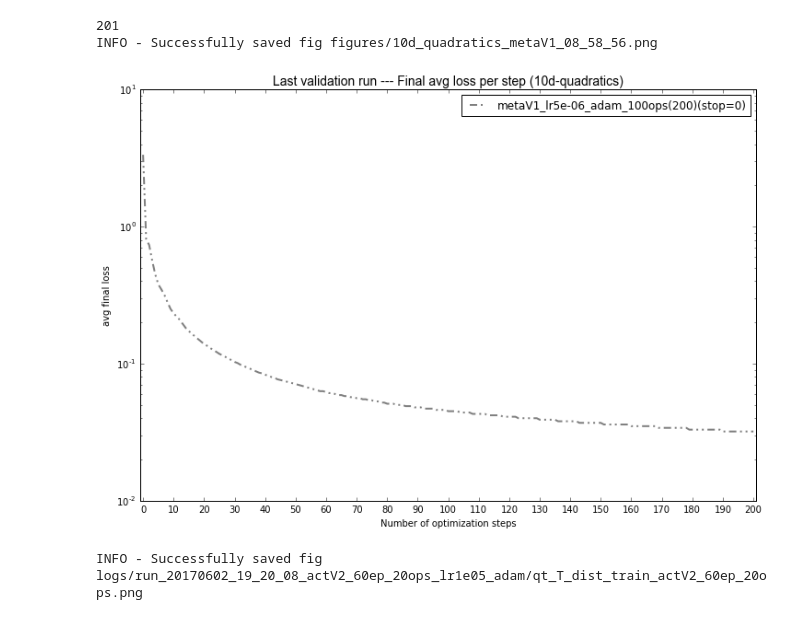
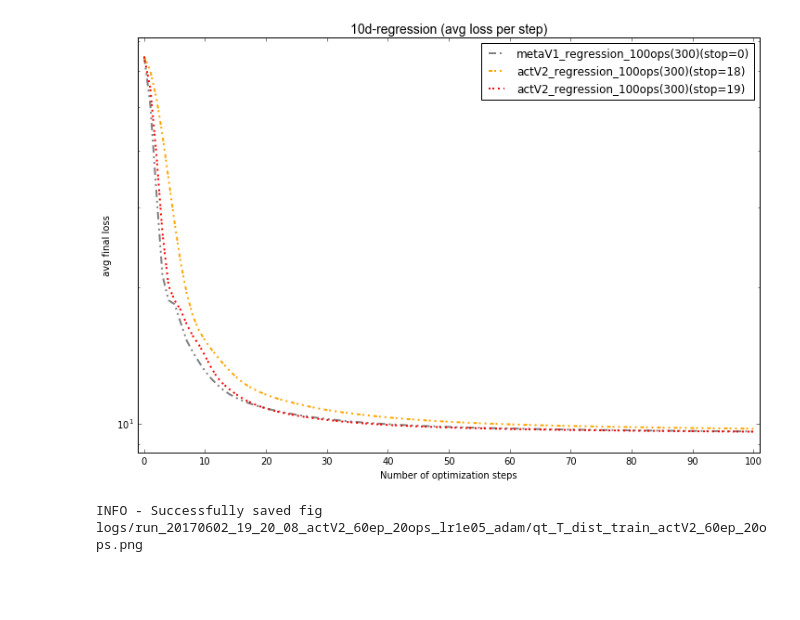
Before and after one commit to toologicbv/meta_learner, a Jupyter notebook: 10d_reg_results_20170623.ipynb, the cells around one changed output. Cells and saved outputs as stored; diff of their text form; code cells hidden in the pictures; blank space fills up the shorter version.

```diff
--- a/10d_reg_results_20170623.ipynb
+++ b/10d_reg_results_20170623.ipynb
@@ -41,9 +41,9 @@ from utils.regression import RegressionFunction, L2LQuadratic
 %load_ext autoreload
 %autoreload 2
 # %%
-expers_to_load = [(True, "run_20170625_12_36_48_metaV1_60ep_100ops_lr5e06_adam"),
-                  (True, "run_20170625_18_56_22_metaV1_60ep_100ops_retrain_lr5e06_adam"),
-                  (False, "run_20170620_19_49_09_metaV1_60ep_40ops_lr1e05_adam"),
+expers_to_load = [(False, "run_20170625_12_36_48_metaV1_60ep_100ops_lr5e06_adam"),
+                  (True, "run_20170627_09_58_35_metaV1_10ep_100ops_lr4e06_adam"),
+                  (True, "run_20170627_18_12_50_metaV1_10ep_100ops_retrain_lr1e06_adam"),
                   # META V2 model (trained with T samples)
                   (False, "run_20170521_16_29_59_metaV2_30ep_10ops_lr5e05_adam"),
                   (False, "run_20170521_16_44_03_metaV2_30ep_5ops_lr5e05_adam"),
@@ -53,10 +53,9 @@ expers_to_load = [(True, "run_20170625_12_36_48_metaV1_60ep_100ops_lr5e06_adam")
                   (False, "run_20170521_14_52_18_actV2.1_30ep_5ops_lr5e05_adam"),
                   (False, "run_20170521_14_58_37_actV2.1_30ep_2ops_lr5e05_adam"),
                   # ACT V2 model (1 LSTM)
-                  (False, "run_20170602_14_11_17_actV2_60ep_10ops_lr1e05_adam"),
-                  (False, "run_20170621_10_10_15_actV2_80ep_10ops_lr1e05_adam"),
-                  (False, "run_20170602_19_20_08_actV2_60ep_20ops_lr1e05_adam"),
-                  (False, "run_20170620_22_21_20_actV2_60ep_40ops_lr1e05_adam")]
+                  (False, "run_20170627_10_28_59_actV2_10ep_100ops_lr4e06_adam"),
+                  (True, "run_20170627_13_59_34_actV2_10ep_100ops_retrain_lr1e06_adam"),
+                  (True, "run_20170627_15_46_41_actV2_10ep_100ops_retrain_lr1e06_adam")]
 # %%
 without_models = False
 
@@ -90,17 +97,15 @@ Using cuda for MetaLearner
 # %%
-new_exp_only = [new_experiments[1]] #, new_experiments[1]]
+new_exp_only = [new_experiments[1], new_experiments[2], new_experiments[3] ] #, new_experiments[4]]
 best_val_runs, lowest_value = plot_val_result(new_exp_only, do_show=True,
-                                              do_save=True,
+                                              do_save=False,
                                               plot_best=False,
-                                              fig_name="10d_quadratics_metaV1",
+                                              fig_name="10d_regression_metaV1_actV2",
                                               loss_type="loss",
                                               max_step=201,
-                                              sort_exper="10d-quadratics",
+                                              sort_exper="10d-regression",
                                               log_scale=True)
 # %% [output]
-201
-INFO - Successfully saved fig figures/10d_quadratics_metaV1_08_58_56.png
-[figure, old version]
+[figure, new version]
 # %%
 plot_qt_probs(experiments[1], data_set="train", show=True, plot_prior=False, save=True)
 # %% [output]
```
Also changed, not shown: parts of 12 cells of this notebook, 8 other files.
